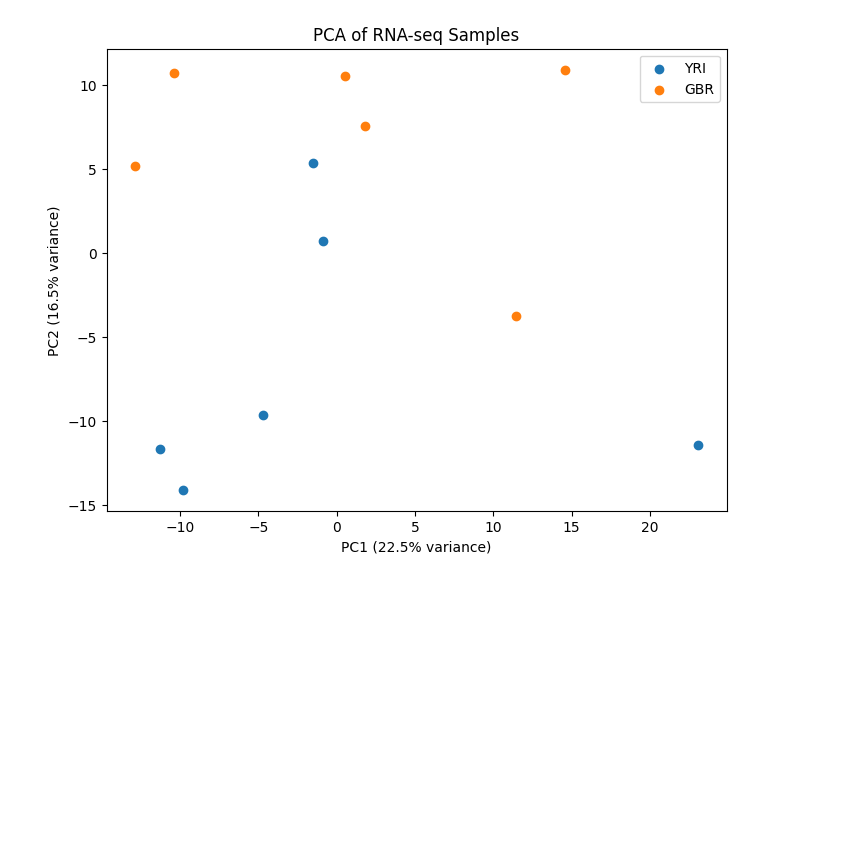
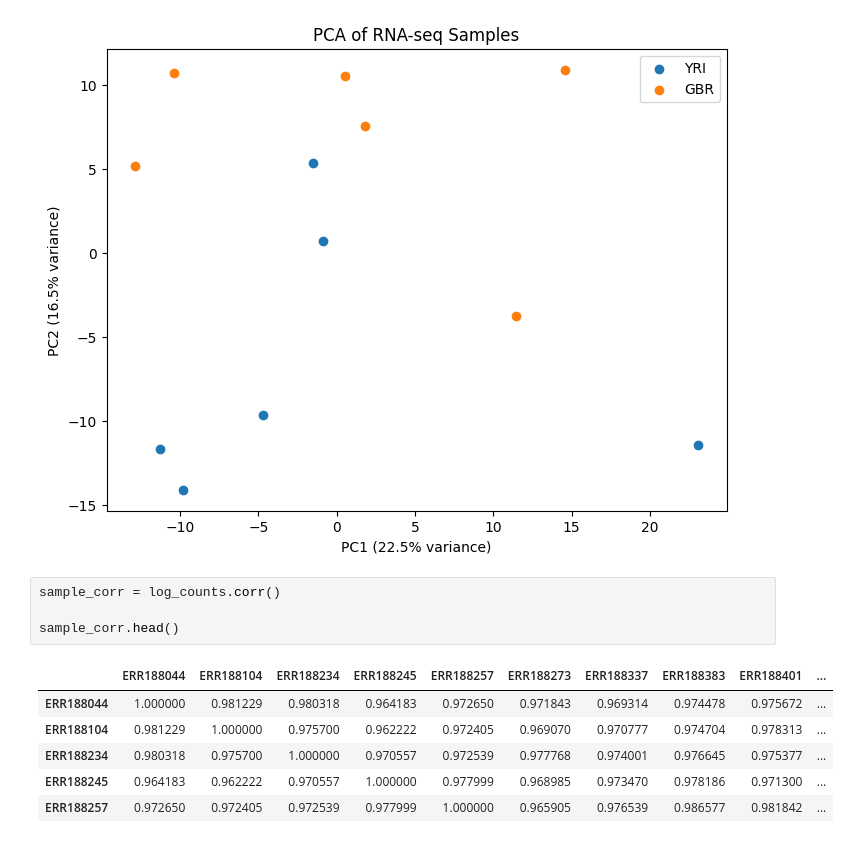
Before and after one commit to MsTejasviSingh/Cancer-Genomics, a Jupyter notebook: 02_RNAseq_Project.ipynb, the cells around one changed output. Drawn from its saved outputs; the diff is of its cells as text; blank space fills up the shorter version.

```diff
--- a/02_RNAseq_Project.ipynb
+++ b/02_RNAseq_Project.ipynb
@@ -563,3 +559,14 @@ plt.legend()
 plt.show()
 # %% [output]
 [figure]
+# %%
+sample_corr = log_counts.corr()
+
+sample_corr.head()
+# %% [output]
+|  | ERR188044 | ERR188104 | ERR188234 | ERR188245 | ERR188257 | ERR188273 | ERR188337 | ERR188383 | ERR188401 | ... |
+| ERR188044 | 1.000000 | 0.981229 | 0.980318 | 0.964183 | 0.972650 | 0.971843 | 0.969314 | 0.974478 | 0.975672 | ... |
+| ERR188104 | 0.981229 | 1.000000 | 0.975700 | 0.962222 | 0.972405 | 0.969070 | 0.970777 | 0.974704 | 0.978313 | ... |
+| ERR188234 | 0.980318 | 0.975700 | 1.000000 | 0.970557 | 0.972539 | 0.977768 | 0.974001 | 0.976645 | 0.975377 | ... |
+| ERR188245 | 0.964183 | 0.962222 | 0.970557 | 1.000000 | 0.977999 | 0.968985 | 0.973470 | 0.978186 | 0.971300 | ... |
+| ERR188257 | 0.972650 | 0.972405 | 0.972539 | 0.977999 | 1.000000 | 0.965905 | 0.976539 | 0.986577 | 0.981842 | ... |
```
Also changed, not shown: parts of 9 cells of this notebook.
